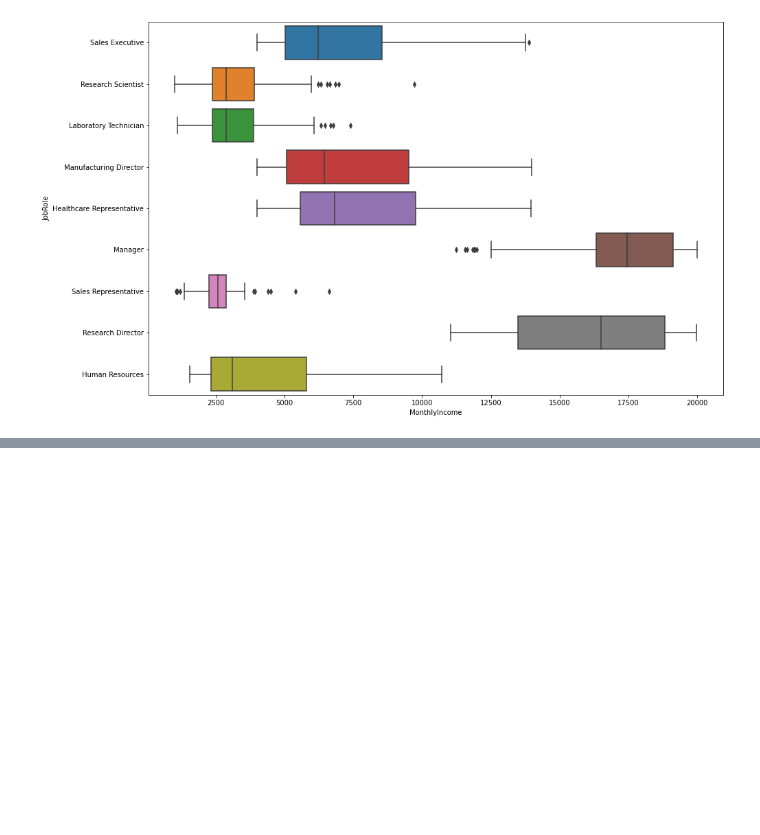
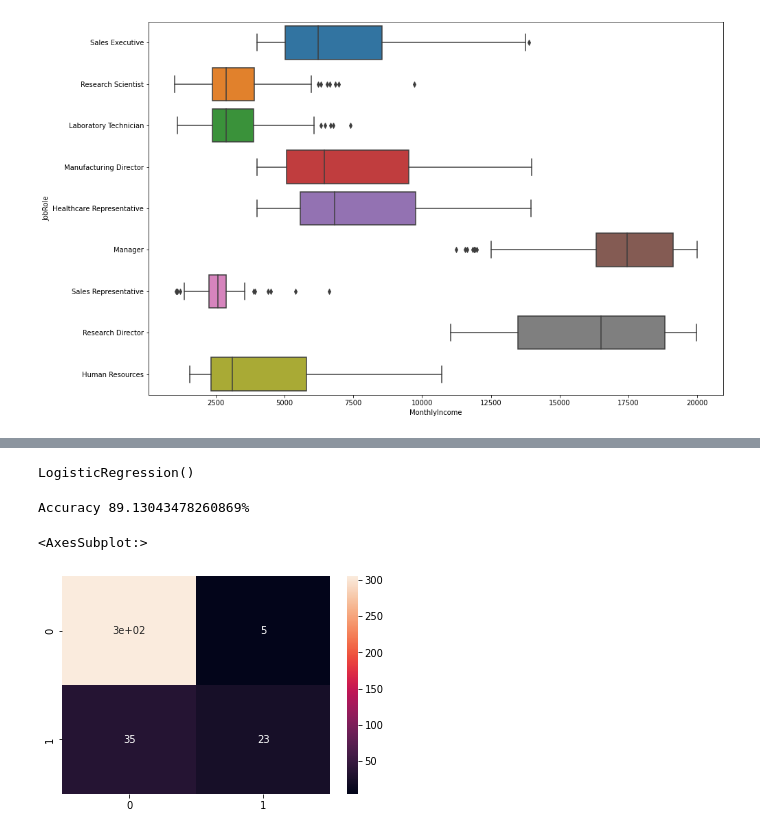
Before and after one commit to eeeds/Projects, a Jupyter notebook: 16- Classification models (RRHH Project)/Project16_classification.ipynb, the cells around one changed output, grey strips where cells are left out. Saved outputs shown, nothing was run; the diff lists cells and outputs as text; code cells hidden in the pictures; blank space fills up the shorter version.

Commit message:
Regression Logistic model

```diff
--- a/16- Classification models (RRHH Project)/Project16_classification.ipynb
+++ b/16- Classification models (RRHH Project)/Project16_classification.ipynb
@@ -264,0 +364,3 @@ sns.boxplot(x='MonthlyIncome', y='JobRole', data = employee_df)
+# %%
+y = employee_df['Attrition']
+y
@@ -264,0 +380,30 @@ sns.boxplot(x='MonthlyIncome', y='JobRole', data = employee_df)
+# %%
+#Logistical Regression Model for predicting the attrition
+
+from sklearn.model_selection import train_test_split
+X_train, X_test, y_train, y_test = train_test_split(X_all,y, test_size = 0.25, random_state = 0)
+# %%
+from sklearn.linear_model import LogisticRegression
+from sklearn.metrics import accuracy_score
+
+#Create Model
+logreg = LogisticRegression()
+logreg.fit(X_train,y_train)
+# %% [output]
+LogisticRegression()
+# %%
+y_pred = logreg.predict(X_test)
+# %%
+#Evaluate the model
+from sklearn.metrics import confusion_matrix, classification_report
+
+print('Accuracy {}%'.format(100*accuracy_score(y_test, y_pred)))
+# %% [output]
+Accuracy 89.13043478260869%
+# %%
+#COnfuion Matrix
+cm = confusion_matrix(y_test, y_pred)
+sns.heatmap(cm, annot = True)
+# %% [output]
+<AxesSubplot:>
+[figure, added]
```
Also changed, not shown: parts of 13 cells of this notebook.
